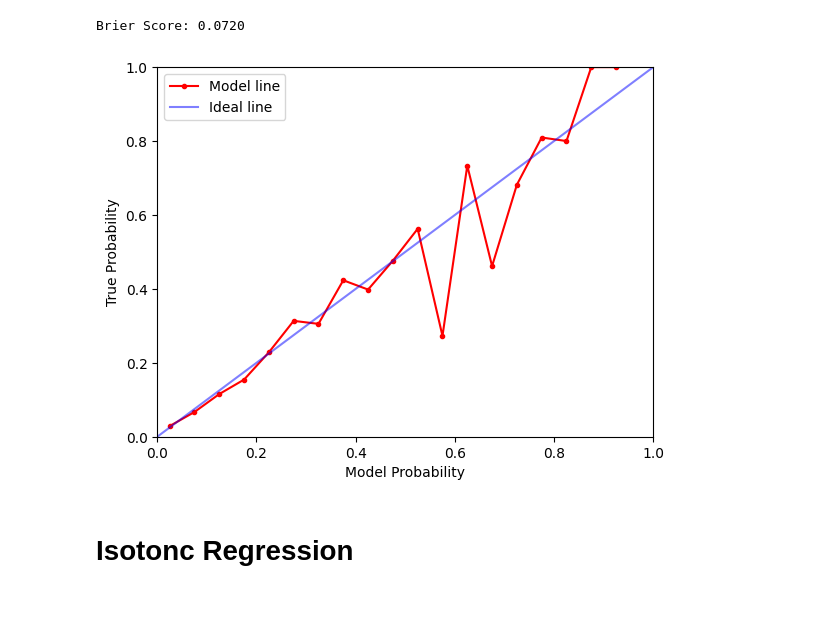
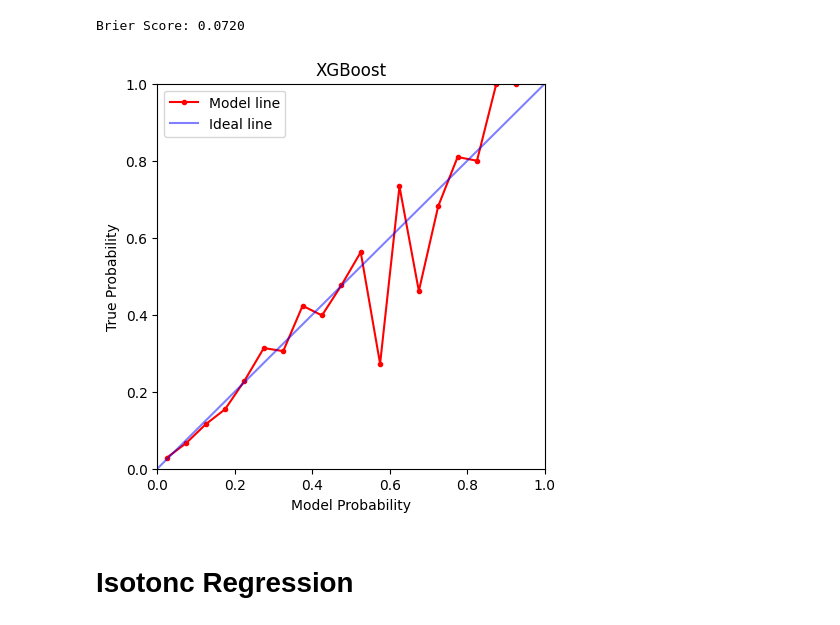
Before and after one commit to kaspar-soukup/expected_goals, a Jupyter notebook: Expected-Goals/notebooks/XGboost Model.ipynb, the cells around one changed output. Cells and saved outputs as stored; diff of their text form; code cells hidden in the pictures.

```diff
--- a/Expected-Goals/notebooks/XGboost Model.ipynb
+++ b/Expected-Goals/notebooks/XGboost Model.ipynb
@@ -241,18 +228,21 @@ print(f"Brier Score: {brier_score:.4f}")
 Brier Score: 0.0720
 # %%
 plot_probs = np.linspace(0,1.01, num = 10)
+
+plt.figure(figsize=(5, 5))
 
 plt.plot(model_probs, true_probs, color = "red", marker='.', label = "Model line")
 plt.plot(plot_probs, plot_probs, alpha = 0.5, color = "blue", label = "Ideal line")
 plt.xlim(0,1)
 plt.ylim(0,1)
 #plt.axvspan(0.9, 1, alpha=0.1, label = "No shots with prob > 0.9", color = "red")
 plt.legend()
 plt.xlabel("Model Probability")
 plt.ylabel("True Probability")
+plt.title("XGBoost")
 plt.show()
 # %% [output]
-[figure, old version]
+[figure, new version]
 # %% [markdown]
 # Isotonc Regression
 # %%
```
Also changed, not shown: parts of 2 cells of this notebook.
